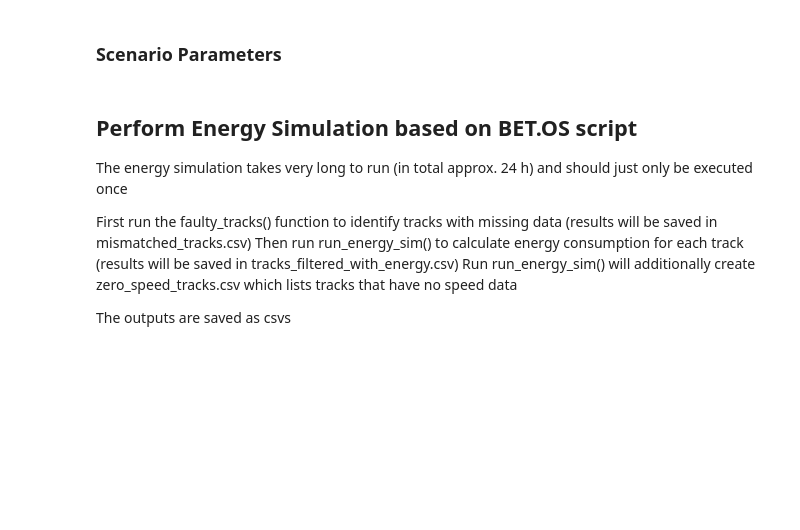
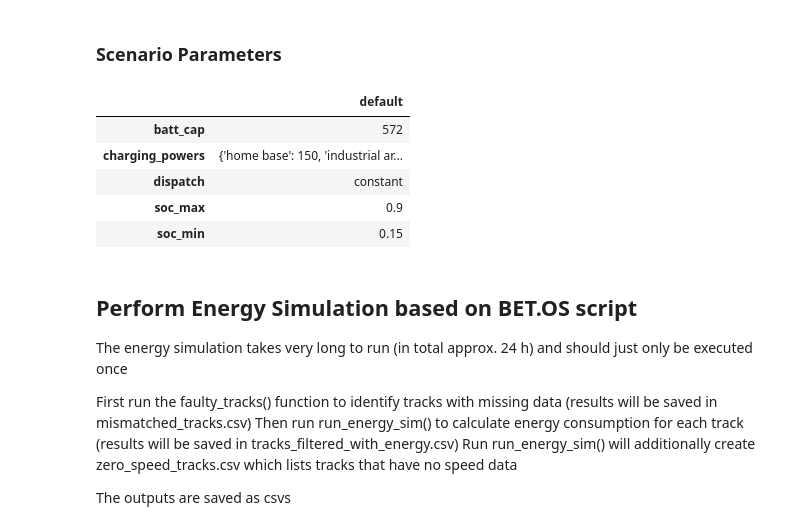
Before and after one commit to napaper/truck_fleet_electrification, a Jupyter notebook: main_energy_sim.ipynb, the cells around one changed output. Cells and saved outputs as stored; diff of their text form; code cells hidden in the pictures; blank space fills up the shorter version.

```diff
--- a/main_energy_sim.ipynb
+++ b/main_energy_sim.ipynb
@@ -38,49 +39,55 @@ plt.rcParams.update({
 # %%
 # Constant charging powers
 params_set = pd.DataFrame(
    {'default':{'batt_cap': 572,
          'dispatch': 'constant',
          'soc_min': 0.15,
          'soc_max': 0.9,
          'charging_powers': {'home base': 150, 'industrial area': 0},
          },
-          'big_batt':{'batt_cap': 798,
-         'dispatch': 'constant',
-         'soc_min': 0.15,
-         'soc_max': 0.9,
-         'charging_powers': {'home base': 150, 'industrial area': 0},
-         },
-          'destination':{'batt_cap': 572,
-         'dispatch': 'constant',
-         'soc_min': 0.15,
-         'soc_max': 0.9,
-         'charging_powers': {'home base': 150, 'industrial area': 350},
-         },
-          'low_home':{'batt_cap': 572,
-         'dispatch': 'constant',
-         'soc_min': 0.15,
-         'soc_max': 0.9,
-         'charging_powers': {'home base': 50, 'industrial area': 0},
-         },
-          'high_home':{'batt_cap': 572,
-         'dispatch': 'constant',
-         'soc_min': 0.15,
-         'soc_max': 0.9,
-         'charging_powers': {'home base': 350, 'industrial area': 0},
-         },
-          'ultra_home':{'batt_cap': 572,
-         'dispatch': 'constant',
-         'soc_min': 0.15,
-         'soc_max': 0.9,
-         'charging_powers': {'home base': 10000, 'industrial area': 0},
-         },
+      #     'big_batt':{'batt_cap': 798,
+      #    'dispatch': 'constant',
+      #    'soc_min': 0.15,
+      #    'soc_max': 0.9,
+      #    'charging_powers': {'home base': 150, 'industrial area': 0},
+      #    },
+      #     'destination':{'batt_cap': 572,
+      #    'dispatch': 'constant',
+      #    'soc_min': 0.15,
+      #    'soc_max': 0.9,
+      #    'charging_powers': {'home base': 150, 'industrial area': 350},
+      #    },
+      #     'low_home':{'batt_cap': 572,
+      #    'dispatch': 'constant',
+      #    'soc_min': 0.15,
+      #    'soc_max': 0.9,
+      #    'charging_powers': {'home base': 50, 'industrial area': 0},
+      #    },
+      #     'high_home':{'batt_cap': 572,
+      #    'dispatch': 'constant',
+      #    'soc_min': 0.15,
+      #    'soc_max': 0.9,
+      #    'charging_powers': {'home base': 350, 'industrial area': 0},
+      #    },
+      #     'ultra_home':{'batt_cap': 572,
+      #    'dispatch': 'constant',
+      #    'soc_min': 0.15,
+      #    'soc_max': 0.9,
+      #    'charging_powers': {'home base': 10000, 'industrial area': 0},
+      #    },
 }
 )
 display(params_set)
 
-params = params_set['default'].to_dict()
-
-threshold = params['batt_cap'] * ( params['soc_max'] - params['soc_min'] )
+# set one default scenario
+DEFAULT_SCENARIO = 'default'
+# %% [output]
+|  | default |
+| batt_cap | 572 |
+| charging_powers | {'home base': 150, 'industrial ar... |
+| dispatch | constant |
+| soc_max | 0.9 |
+| soc_min | 0.15 |
 # %% [markdown]
 ## Perform Energy Simulation based on BET.OS script
 
```
Also changed, not shown: parts of 13 cells of this notebook, 4 other files.
